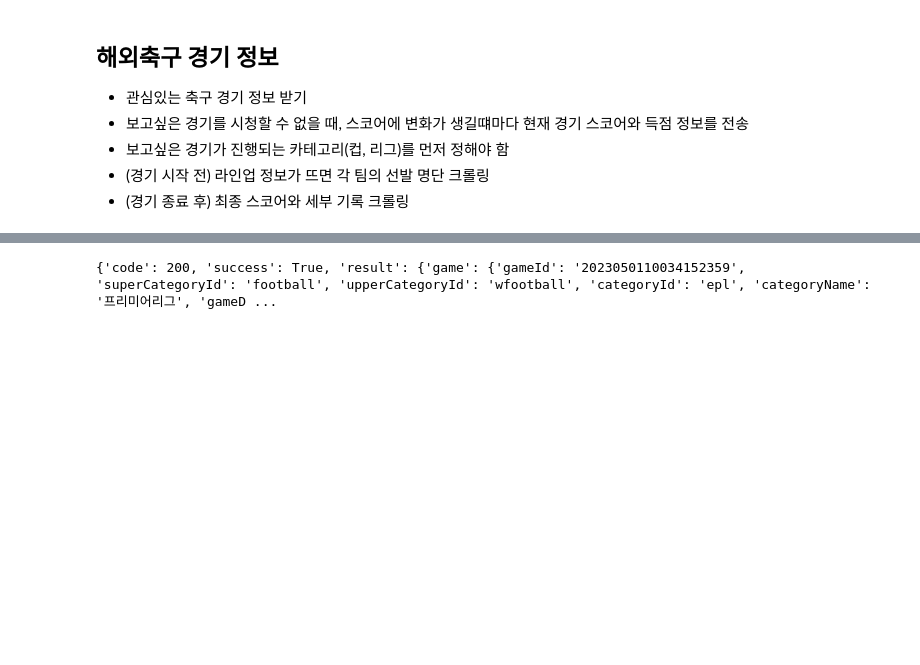
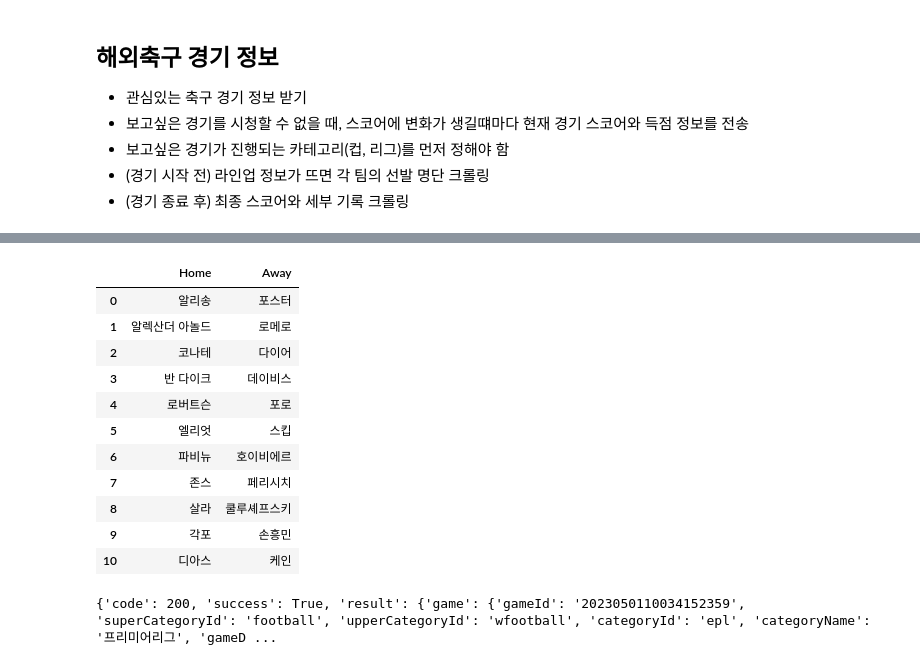
Before and after one commit to gimseyoung/gooneul, a Jupyter notebook: sub_proj/sub_project.ipynb, the cells around one changed output, grey strips where cells are left out. Cells and saved outputs as stored; diff of their text form; code cells hidden in the pictures; blank space fills up the shorter version.

```diff
--- a/sub_proj/sub_project.ipynb
+++ b/sub_proj/sub_project.ipynb
@@ -136,0 +211,2 @@ soup_1.select('#content > div.schedule_month_area > div.schedule_month_table')
+# %%
+h_lineup_data = soup_2['result']['lineUpData']['lineup']['home']['players']['lineup']
@@ -136,0 +225,12 @@ soup_1.select('#content > div.schedule_month_area > div.schedule_month_table')
+# %%
+home_start = []
+for i in range(1):
+    home_start.append(h_lineup_data[0][i]['name'])
+for i in range(4):
+    home_start.append(h_lineup_data[1][i]['name'])
+for i in range(3):
+    home_start.append(h_lineup_data[2][i]['name'])
+for i in range(3):
+    home_start.append(h_lineup_data[3][i]['name'])
+
+home_start
@@ -136,0 +249,2 @@ soup_1.select('#content > div.schedule_month_area > div.schedule_month_table')
+# %%
+a_lineup_data = soup_2['result']['lineUpData']['lineup']['away']['players']['lineup']
@@ -136,0 +255,16 @@ soup_1.select('#content > div.schedule_month_area > div.schedule_month_table')
+# %%
+away_start = []
+
+for i in range(1):
+    # print(a_lineup_data[0][i]['name'])
+    away_start.append(a_lineup_data[0][i]['name'])
+for i in range(2):
+    away_start.append(a_lineup_data[1][i]['name'])
+for i in range(4):
+    away_start.append(a_lineup_data[2][i]['name'])
+for i in range(3):
+    away_start.append(a_lineup_data[3][i]['name'])
+for i in range(1):
+    away_start.append(a_lineup_data[4][i]['name'])
+
+away_start[::-1]
@@ -137,3 +283,24 @@ soup_1.select('#content > div.schedule_month_area > div.schedule_month_table')
+# %%
+starting_player = {
+    'Home':home_start,
+    'Away':away_start[::-1]
+}
+
+df_starting_player = pd.DataFrame(starting_player)
+df_starting_player
+# %% [output]
+|  | Home | Away |
+| 0 | 알리송 | 포스터 |
+| 1 | 알렉산더 아놀드 | 로메로 |
+| 2 | 코나테 | 다이어 |
+| 3 | 반 다이크 | 데이비스 |
+| 4 | 로버트슨 | 포로 |
+| 5 | 엘리엇 | 스킵 |
+| 6 | 파비뉴 | 호이비에르 |
+| 7 | 존스 | 페리시치 |
+| 8 | 살라 | 쿨루셰프스키 |
+| 9 | 각포 | 손흥민 |
+| 10 | 디아스 | 케인 |
 # %%
 # 4.
 record_url = 'https://api-gw.sports.naver.com/schedule/games/2023050110034152359'
```
Also changed, not shown: parts of 19 cells of this notebook.
